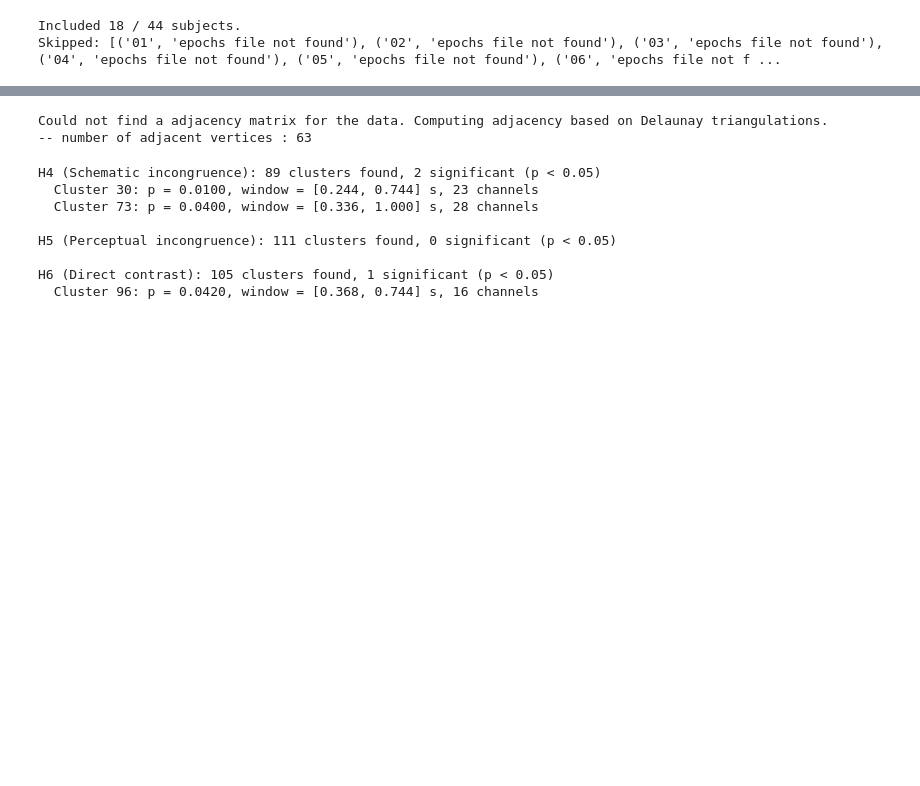
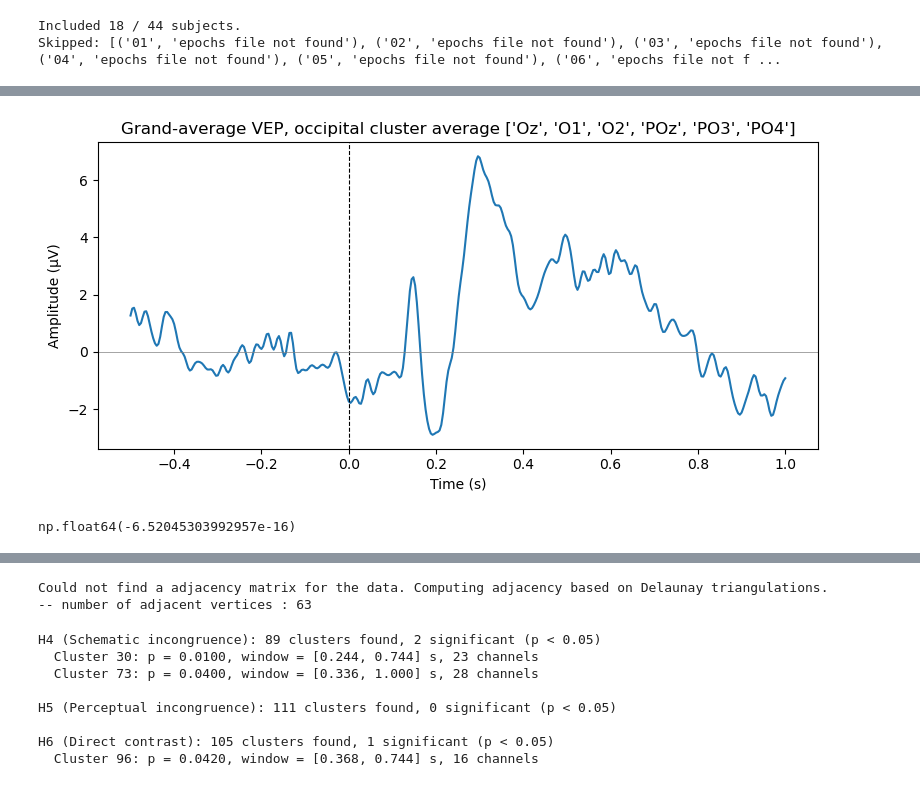
Before and after one commit to noah-mba/LOC_analysis, a Jupyter notebook: scripts/eeg/4_averaging.ipynb, the cells around one changed output, grey strips where cells are left out. Saved outputs shown, nothing was run; the diff lists cells and outputs as text; code cells hidden in the pictures; blank space fills up the shorter version.

```diff
--- a/scripts/eeg/4_averaging.ipynb
+++ b/scripts/eeg/4_averaging.ipynb
@@ -204,0 +156,31 @@ combining channels using GFP (eeg channels)
+# %%
+# Grand average across ALL trials
+evoked_all = epochs.average()
+
+# --- Create a list of occipital electrodes that should best capture the VEP ---
+occipital_picks = ['Oz', 'O1', 'O2', 'POz', 'PO3', 'PO4']
+occipital_picks = [ch for ch in occipital_picks if ch in evoked_all.ch_names]
+
+# Average the time-series across the cluster electrodes
+occipital_data = evoked_all.copy().pick(occipital_picks).data.mean(axis=0)
+times = evoked_all.times
+
+fig, ax = plt.subplots(figsize=(8, 4))
+ax.plot(times, occipital_data * 1e6, color='C0')  # converion Volt to microVolt
+ax.axvline(0, color='k', linestyle='--', linewidth=0.8)
+ax.axhline(0, color='gray', linewidth=0.5)
+ax.set_xlabel('Time (s)')
+ax.set_ylabel('Amplitude (µV)')
+ax.set_title(f'Grand-average VEP, occipital cluster average {occipital_picks}')
+
+plt.tight_layout()
+plt.savefig('05_veps_occipital_timecourse.png', dpi=150)
+plt.show()
+# %% [output]
+[figure, added]
+# %%
+# I wonder why the stimulus onset does not correspond with 0 microVolt. Let's check whether the baseline correction worked.
+# The average amplitude in the pre-stimulus time window should be zero. Looks good!
+evoked_all.copy().crop(tmin=epochs.baseline[0], tmax=epochs.baseline[1]).pick(occipital_picks).data.mean()
+# %% [output]
+np.float64(-6.52045303992957e-16)
```
Also changed, not shown: parts of 17 cells of this notebook, 2 other files.
